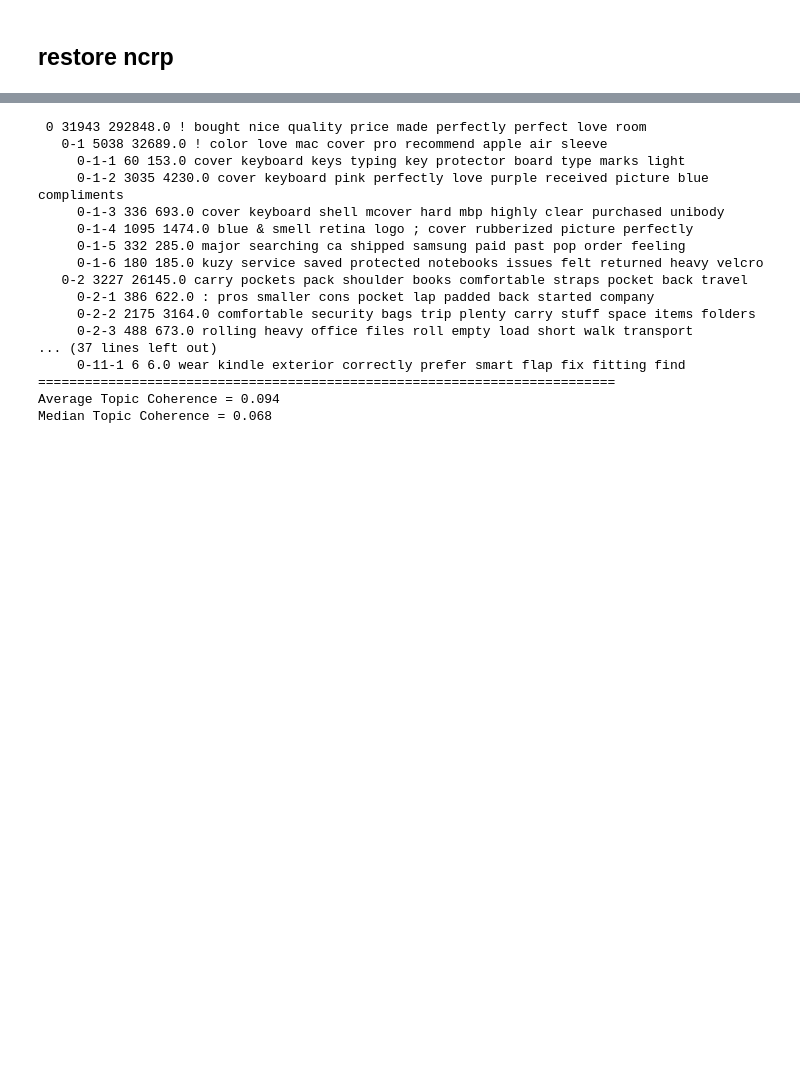
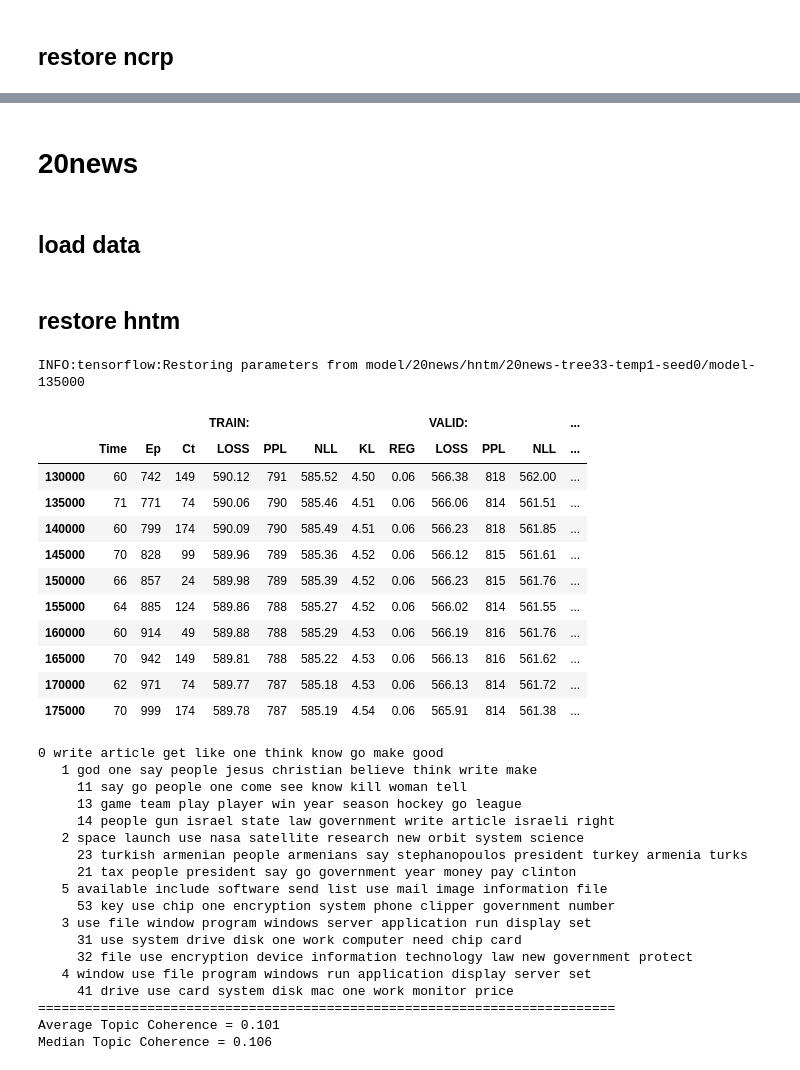
Before and after one commit to numarrsh/tsntm, a Jupyter notebook: 0 evaluation.ipynb, the cells around one changed output, grey strips where cells are left out. Cells and saved outputs as stored; diff of their text form; code cells hidden in the pictures; blank space fills up the shorter version.

```diff
--- a/0 evaluation.ipynb
+++ b/0 evaluation.ipynb
@@ -129,4 +126,8 @@ Median Topic Coherence = 0.097
 # %% [markdown]
 ## restore ncrp
 # %%
-bags_docs, topic_bags, config_bags_ncrp = load_model(config=config_bags, name_model = 'ncrp', nb_name = '0 bags -m ncrp -alp 10 5 1 -eta 1 -gam 0.01')
+docs_bags, topic_bags, config_bags_ncrp = load_model(config=config_bags, name_model = 'ncrp', nb_name = '0 bags -m ncrp -alp 1 0.5 0.1 -eta 5 -gam 0.01 -epoch 30', index=-1)
+log_bags_ncrp = cPickle.load(open(config_bags_ncrp.path_log, 'rb'))
+display(log_bags_ncrp[-10:])
+freq_tokens_bags_ncrp = get_freq_tokens_ncrp(topic_bags, idx_to_word_bags, bow_idxs_bags)
+coherence_bags_ncrp = compute_coherence(freq_tokens_bags_ncrp.values(), config_bags.dir_corpus, topns=[5, 10])
@@ -143,21 +167,51 @@ log_bags_ncrp
-# %%
-freq_tokens_bags_ncrp = get_freq_tokens_ncrp(topic_bags, idx_to_word_bags, bow_idxs_bags)
-coherence_bags_ncrp = compute_coherence(freq_tokens_bags_ncrp.values(), config_bags.dir_corpus, topns=[5, 10])
-# %% [output]
- 0 31943 292848.0 ! bought nice quality price made perfectly perfect love room
-   0-1 5038 32689.0 ! color love mac cover pro recommend apple air sleeve
-     0-1-1 60 153.0 cover keyboard keys typing key protector board type marks light
-     0-1-2 3035 4230.0 cover keyboard pink perfectly love purple received picture blue compliments
-     0-1-3 336 693.0 cover keyboard shell mcover hard mbp highly clear purchased unibody
-     0-1-4 1095 1474.0 blue & smell retina logo ; cover rubberized picture perfectly
-     0-1-5 332 285.0 major searching ca shipped samsung paid past pop order feeling
-     0-1-6 180 185.0 kuzy service saved protected notebooks issues felt returned heavy velcro
-   0-2 3227 26145.0 carry pockets pack shoulder books comfortable straps pocket back travel
-     0-2-1 386 622.0 : pros smaller cons pocket lap padded back started company
-     0-2-2 2175 3164.0 comfortable security bags trip plenty carry stuff space items folders
-     0-2-3 488 673.0 rolling heavy office files roll empty load short walk transport
-... (37 lines left out)
-     0-11-1 6 6.0 wear kindle exterior correctly prefer smart flap fix fitting find
-==========================================================================
-Average Topic Coherence = 0.094
-Median Topic Coherence = 0.068
+# %% [markdown]
+# 20news
+# %% [markdown]
+## load data
+# %%
+nb_name_base = '0 20news'
+config_20news = get_config(nb_name_base)
+_, _, instances_20news, word_to_idx_20news, idx_to_word_20news, bow_idxs_20news = cPickle.load(open(config_20news.path_data,'rb'))
+# %% [markdown]
+## restore hntm
+# %%
+if 'sess' in globals(): sess.close()
+sess, model_20news_hntm, config_20news_hntm = load_model(config=config_20news, name_model = 'hntm', nb_name = '1  20news -tree 33 -temp 1 -seed 0', index=-2)
+# sess, model_20news_hntm, config_20news_hntm = load_model(config=config_20news, name_model = 'hntm', nb_name = '2 20news -tree 33 -temp 10 -seed 0', index=-1)
+# sess, model_20news_hntm, config_20news_hntm = load_model(config=config_20news, name_model = 'hntm', nb_name = '3 20news -tree 33 -temp 1 -seed 0 -min', index=-1)
+log_20news_hntm = cPickle.load(open(model_20news_hntm.config.path_log, 'rb'))
+display(log_20news_hntm[-10:])
+freq_tokens_20news_hntm = get_freq_tokens(sess, model_20news_hntm, bow_idxs_20news, idx_to_word_20news)
+coherence_20news_hntm = compute_coherence(freq_tokens_20news_hntm.values(), config_20news.dir_corpus, topns=[5, 10])
+# %% [output]
+INFO:tensorflow:Restoring parameters from model/20news/hntm/20news-tree33-temp1-seed0/model-135000
+|  |  |  |  | TRAIN: |  |  |  |  | VALID: |  |  | ... |
+|  | Time | Ep | Ct | LOSS | PPL | NLL | KL | REG | LOSS | PPL | NLL | ... |
+| 130000 | 60 | 742 | 149 | 590.12 | 791 | 585.52 | 4.50 | 0.06 | 566.38 | 818 | 562.00 | ... |
+| 135000 | 71 | 771 | 74 | 590.06 | 790 | 585.46 | 4.51 | 0.06 | 566.06 | 814 | 561.51 | ... |
+| 140000 | 60 | 799 | 174 | 590.09 | 790 | 585.49 | 4.51 | 0.06 | 566.23 | 818 | 561.85 | ... |
+| 145000 | 70 | 828 | 99 | 589.96 | 789 | 585.36 | 4.52 | 0.06 | 566.12 | 815 | 561.61 | ... |
+| 150000 | 66 | 857 | 24 | 589.98 | 789 | 585.39 | 4.52 | 0.06 | 566.23 | 815 | 561.76 | ... |
+| 155000 | 64 | 885 | 124 | 589.86 | 788 | 585.27 | 4.52 | 0.06 | 566.02 | 814 | 561.55 | ... |
+| 160000 | 60 | 914 | 49 | 589.88 | 788 | 585.29 | 4.53 | 0.06 | 566.19 | 816 | 561.76 | ... |
+| 165000 | 70 | 942 | 149 | 589.81 | 788 | 585.22 | 4.53 | 0.06 | 566.13 | 816 | 561.62 | ... |
+| 170000 | 62 | 971 | 74 | 589.77 | 787 | 585.18 | 4.53 | 0.06 | 566.13 | 814 | 561.72 | ... |
+| 175000 | 70 | 999 | 174 | 589.78 | 787 | 585.19 | 4.54 | 0.06 | 565.91 | 814 | 561.38 | ... |
+0 write article get like one think know go make good
+   1 god one say people jesus christian believe think write make
+     11 say go people one come see know kill woman tell
+     13 game team play player win year season hockey go league
+     14 people gun israel state law government write article israeli right
+   2 space launch use nasa satellite research new orbit system science
+     23 turkish armenian people armenians say stephanopoulos president turkey armenia turks
+     21 tax people president say go government year money pay clinton
+   5 available include software send list use mail image information file
+     53 key use chip one encryption system phone clipper government number
+   3 use file window program windows server application run display set
+     31 use system drive disk one work computer need chip card
+     32 file use encryption device information technology law new government protect
+   4 window use file program windows run application display server set
+     41 drive use card system disk mac one work monitor price
+==========================================================================
+Average Topic Coherence = 0.101
+Median Topic Coherence = 0.106
```
Also changed, not shown: parts of 9 cells of this notebook, 22 other files.
